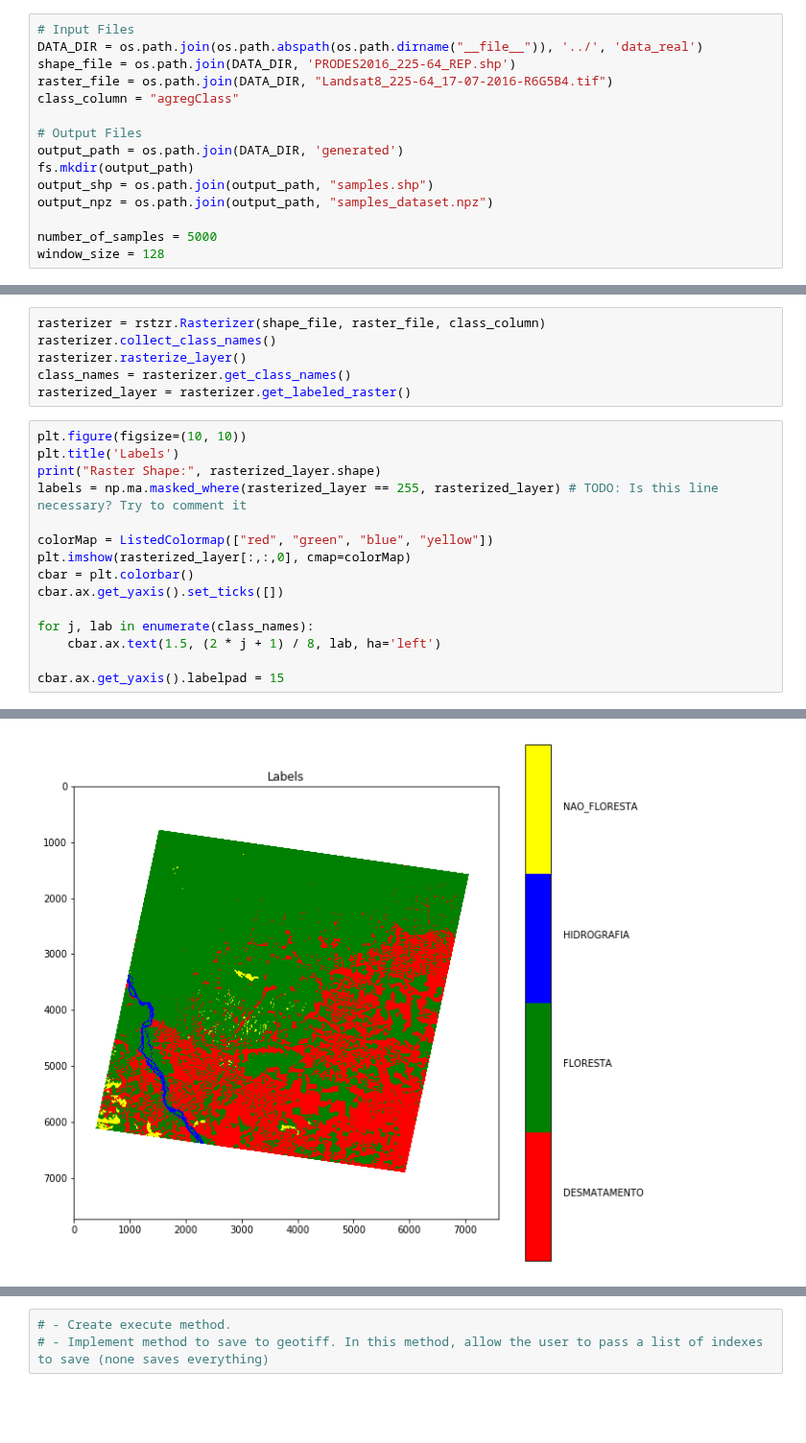
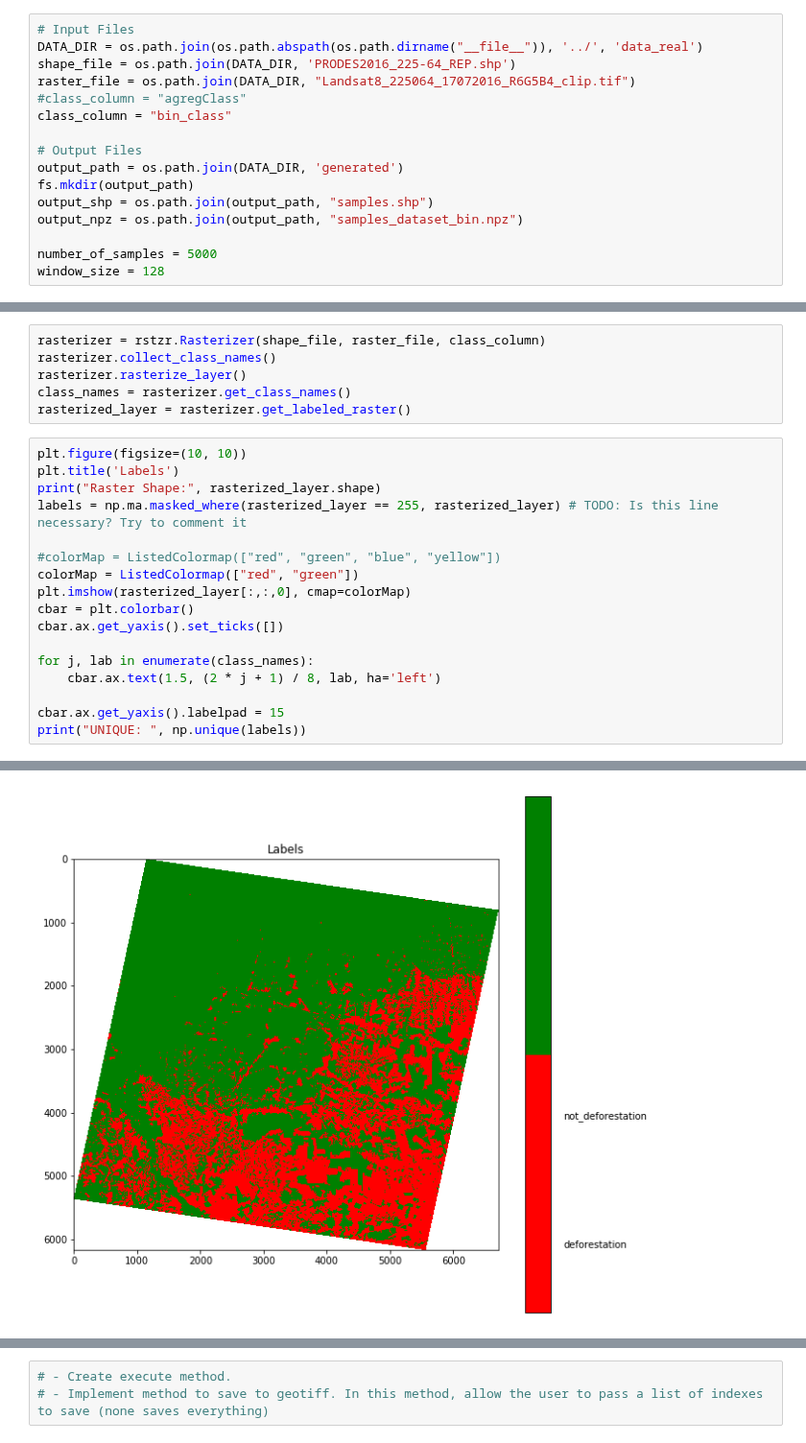
Before and after one commit to rvmaretto/deepgeo, a Jupyter notebook: notebooks/generate_samples_one_scene.ipynb, the cells around one changed output, grey strips where cells are left out. Shown at 96% size. Saved outputs shown, nothing was run; the diff lists cells and outputs as text; blank space fills up the shorter version.

```diff
--- a/notebooks/generate_samples_one_scene.ipynb
+++ b/notebooks/generate_samples_one_scene.ipynb
@@ -33,14 +33,15 @@ reload(fs)
 # Input Files
 DATA_DIR = os.path.join(os.path.abspath(os.path.dirname("__file__")), '../', 'data_real')
 shape_file = os.path.join(DATA_DIR, 'PRODES2016_225-64_REP.shp')
-raster_file = os.path.join(DATA_DIR, "Landsat8_225-64_17-07-2016-R6G5B4.tif")
-class_column = "agregClass"
+raster_file = os.path.join(DATA_DIR, "Landsat8_225064_17072016_R6G5B4_clip.tif")
+#class_column = "agregClass"
+class_column = "bin_class"
 
 # Output Files
 output_path = os.path.join(DATA_DIR, 'generated')
 fs.mkdir(output_path)
 output_shp = os.path.join(output_path, "samples.shp")
-output_npz = os.path.join(output_path, "samples_dataset.npz")
+output_npz = os.path.join(output_path, "samples_dataset_bin.npz")
 
 number_of_samples = 5000
 window_size = 128
@@ -58,7 +59,8 @@ plt.title('Labels')
 print("Raster Shape:", rasterized_layer.shape)
 labels = np.ma.masked_where(rasterized_layer == 255, rasterized_layer) # TODO: Is this line necessary? Try to comment it
 
-colorMap = ListedColormap(["red", "green", "blue", "yellow"])
+#colorMap = ListedColormap(["red", "green", "blue", "yellow"])
+colorMap = ListedColormap(["red", "green"])
 plt.imshow(rasterized_layer[:,:,0], cmap=colorMap)
 cbar = plt.colorbar()
 cbar.ax.get_yaxis().set_ticks([])
@@ -67,4 +69,5 @@ for j, lab in enumerate(class_names):
     cbar.ax.text(1.5, (2 * j + 1) / 8, lab, ha='left')
 
 cbar.ax.get_yaxis().labelpad = 15
+print("UNIQUE: ", np.unique(labels))
 # %% [output]
@@ -72 +76 @@ Raster Shape: (7741, 7591, 1)
-[figure, old version]
+[figure, new version]
```
Also changed, not shown: parts of 6 cells of this notebook, 17 other files.
